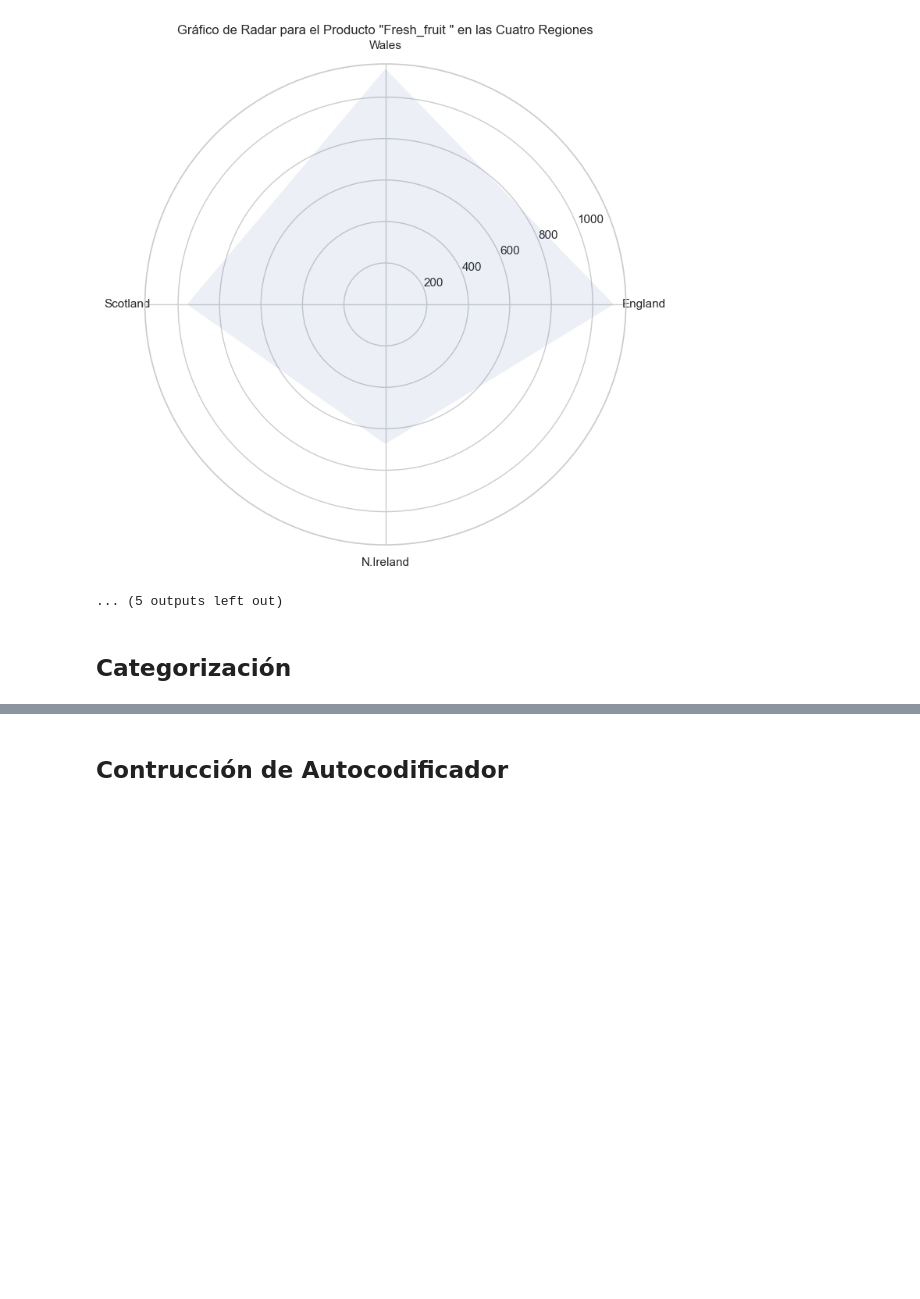
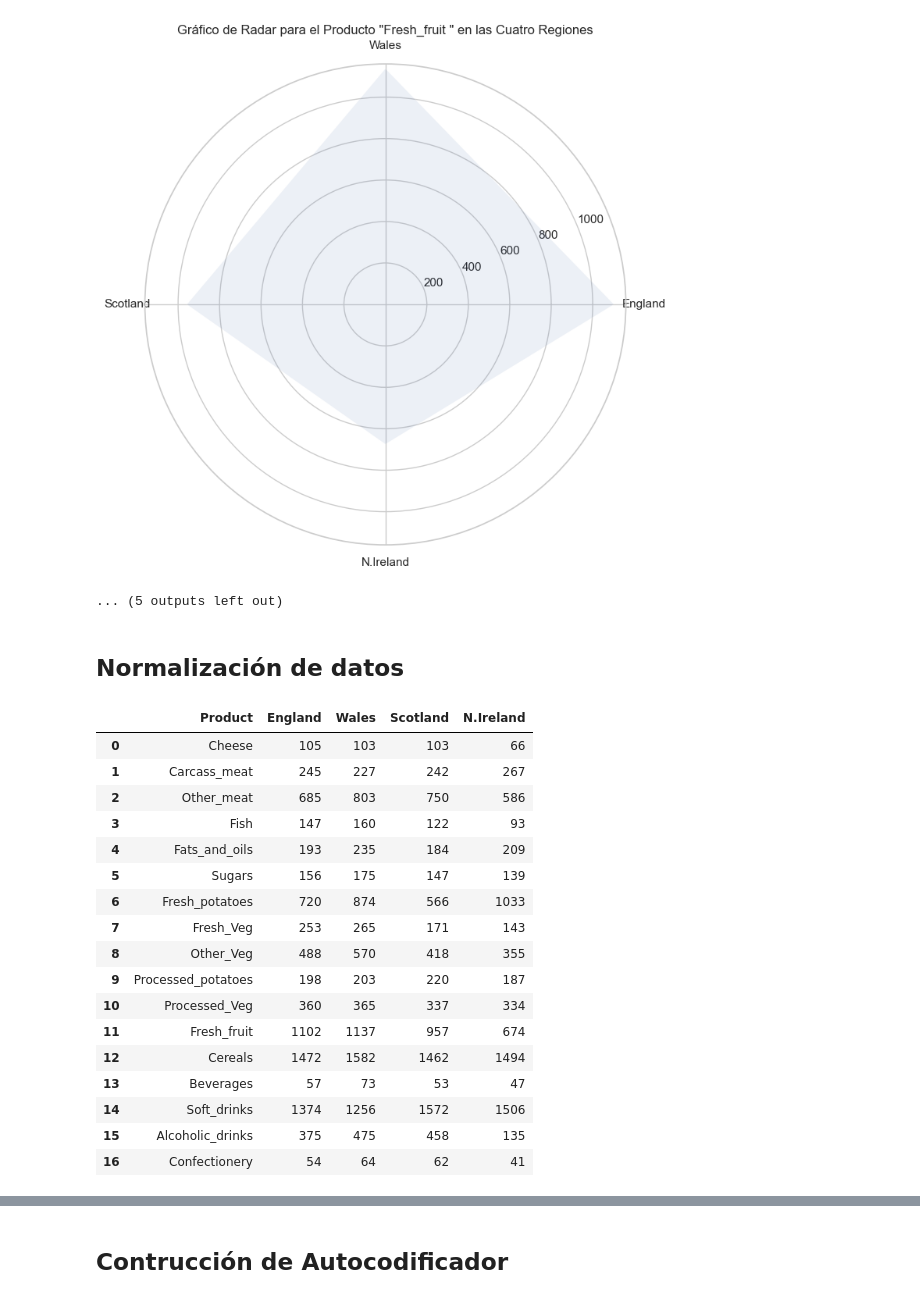
Before and after one commit to dele20361/Lab5_DS, a Jupyter notebook: Lab5_DS.ipynb, the cells around one changed output, grey strips where cells are left out. Cells and saved outputs as stored; diff of their text form; code cells hidden in the pictures; blank space fills up the shorter version.

```diff
--- a/Lab5_DS.ipynb
+++ b/Lab5_DS.ipynb
@@ -132,13 +139,5 @@ for product in df["Product"]:
 [figure]
 [figure]
 ... (5 outputs left out)
-# %% [markdown]
-## Categorización
-# %%
-from sklearn.preprocessing import LabelEncoder
-
-# Crear una instancia del codificador
-label_encoder = LabelEncoder()
-
-# Ajustar y transformar la variable categórica
-data['Product'] = label_encoder.fit_transform(data['Product'])
+# %% [markdown]
+## Normalización de datos
@@ -144,0 +151,21 @@ data['Product'] = label_encoder.fit_transform(data['Product'])
+# %%
+data
+# %% [output]
+|  | Product | England | Wales | Scotland | N.Ireland |
+| 0 | Cheese | 105 | 103 | 103 | 66 |
+| 1 | Carcass_meat | 245 | 227 | 242 | 267 |
+| 2 | Other_meat | 685 | 803 | 750 | 586 |
+| 3 | Fish | 147 | 160 | 122 | 93 |
+| 4 | Fats_and_oils | 193 | 235 | 184 | 209 |
+| 5 | Sugars | 156 | 175 | 147 | 139 |
+| 6 | Fresh_potatoes | 720 | 874 | 566 | 1033 |
+| 7 | Fresh_Veg | 253 | 265 | 171 | 143 |
+| 8 | Other_Veg | 488 | 570 | 418 | 355 |
+| 9 | Processed_potatoes | 198 | 203 | 220 | 187 |
+| 10 | Processed_Veg | 360 | 365 | 337 | 334 |
+| 11 | Fresh_fruit | 1102 | 1137 | 957 | 674 |
+| 12 | Cereals | 1472 | 1582 | 1462 | 1494 |
+| 13 | Beverages | 57 | 73 | 53 | 47 |
+| 14 | Soft_drinks | 1374 | 1256 | 1572 | 1506 |
+| 15 | Alcoholic_drinks | 375 | 475 | 458 | 135 |
+| 16 | Confectionery | 54 | 64 | 62 | 41 |
```
Also changed, not shown: parts of 11 cells of this notebook, 3 other files.
